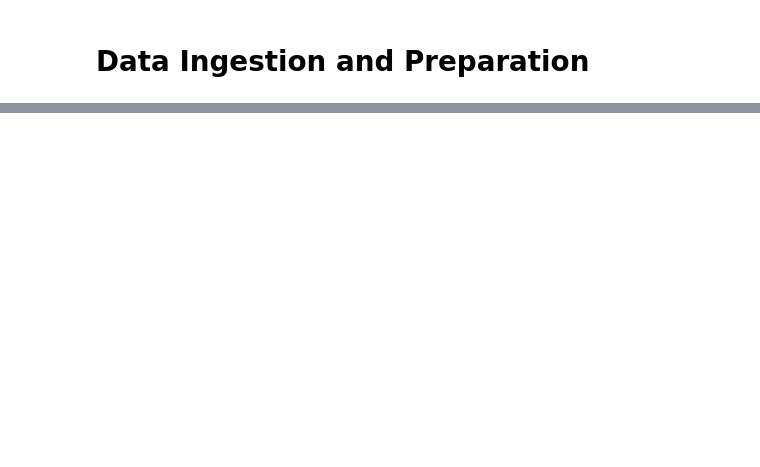
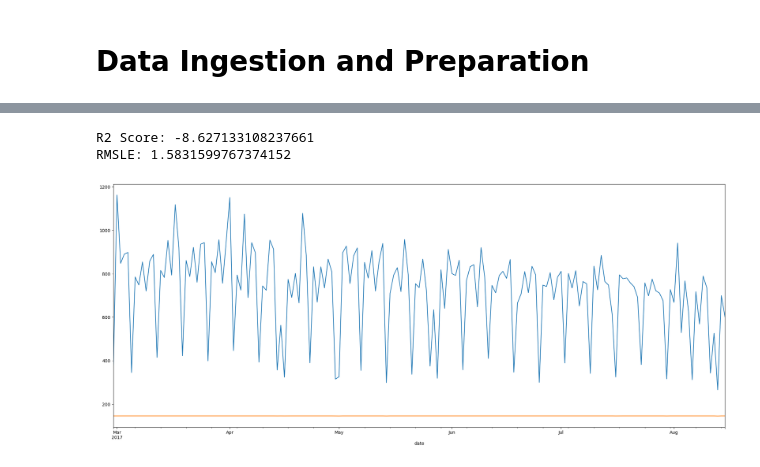
Before and after one commit to Nasibul/e-commerce, a Jupyter notebook: Advanced ARIMA/RNN & LSTM.ipynb, the cells around one changed output, grey strips where cells are left out. Cells and saved outputs as stored; diff of their text form; code cells hidden in the pictures; blank space fills up the shorter version.

```diff
--- a/Advanced ARIMA/RNN & LSTM.ipynb
+++ b/Advanced ARIMA/RNN & LSTM.ipynb
@@ -117,0 +185,6 @@ array([[8., 8., 9., 2., 1., 1., 9., 7., 2., 8., 7., 8., 8., 8., 8., 8.]],
+# %%
+compare('1_DAIRY')
+# %% [output]
+R2 Score: -8.627133108237661
+RMSLE: 1.5831599767374152
+[figure, added]
```
Also changed, not shown: parts of 39 cells of this notebook.
